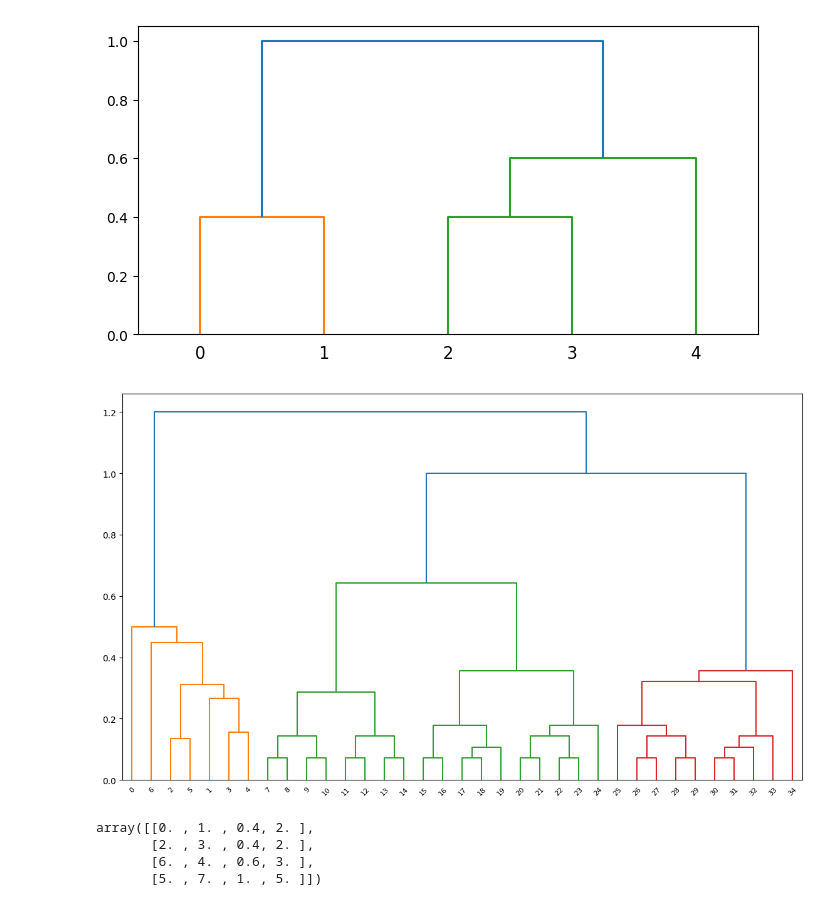
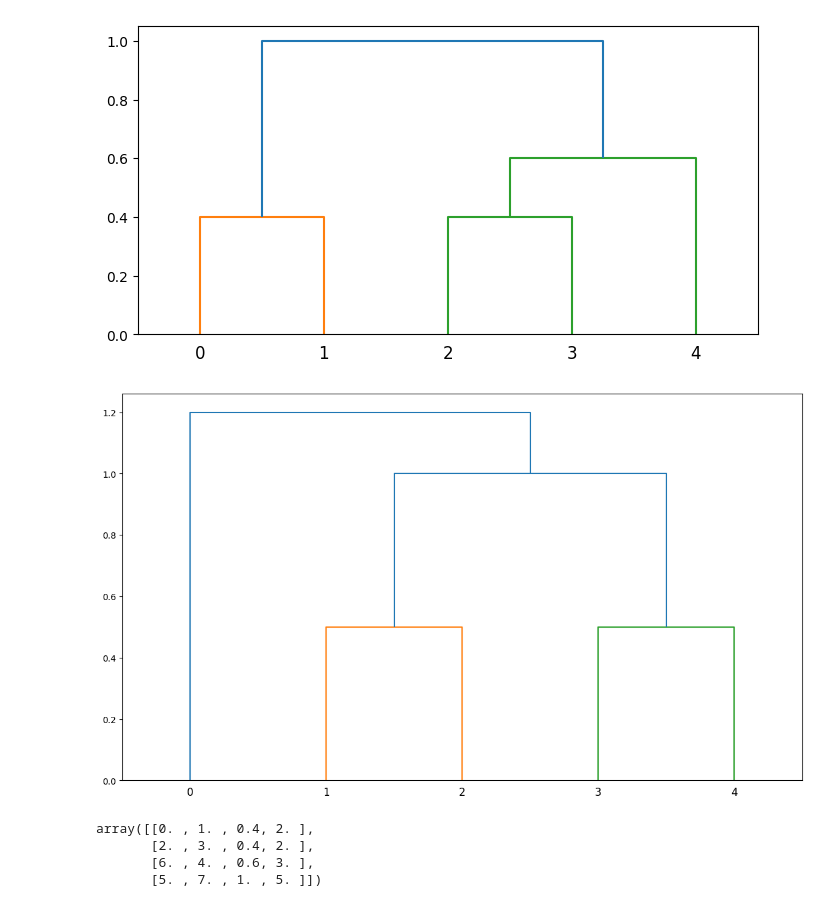
Before and after one commit to jameswburton18/TextNTabularExplanations, a Jupyter notebook: notebooks/testing_dendograms.ipynb, the cells around one changed output. Drawn from its saved outputs; the diff is of its cells as text; code cells hidden in the pictures.

```diff
--- a/notebooks/testing_dendograms.ipynb
+++ b/notebooks/testing_dendograms.ipynb
@@ -314,44 +324,10 @@ Z_join = np.array(
     ]
 )
 
-Z_join = np.array(
-    [
-        [2.0, 5.0, 0.13517135, 2.0],
-        [3.0, 4.0, 0.15662007, 2.0],
-        [1.0, 36.0, 0.2669692, 3.0],
-        [35.0, 37.0, 0.31091539, 5.0],
-        [6.0, 38.0, 0.44813263, 6.0],
-        [0.0, 39.0, 0.5, 7.0],
-        [9.0, 10.0, 0.07142857, 2.0],
-        [17.0, 18.0, 0.07142857, 2.0],
-        [42.0, 19.0, 0.10714286, 3.0],
-        [7.0, 8.0, 0.07142857, 2.0],
-        [11.0, 12.0, 0.07142857, 2.0],
-        [13.0, 14.0, 0.07142857, 2.0],
-        [15.0, 16.0, 0.07142857, 2.0],
-        [20.0, 21.0, 0.07142857, 2.0],
-        [22.0, 23.0, 0.07142857, 2.0],
-        [26.0, 27.0, 0.07142857, 2.0],
-        [28.0, 29.0, 0.07142857, 2.0],
-        [30.0, 31.0, 0.07142857, 2.0],
-        [52.0, 32.0, 0.10714286, 3.0],
-        [44.0, 41.0, 0.14285714, 4.0],
-        [45.0, 46.0, 0.14285714, 4.0],
-        [48.0, 49.0, 0.14285714, 4.0],
-        [50.0, 51.0, 0.14285714, 4.0],
-        [47.0, 43.0, 0.17857143, 5.0],
-        [53.0, 33.0, 0.14285714, 4.0],
-        [56.0, 24.0, 0.17857143, 5.0],
-        [25.0, 57.0, 0.17857143, 5.0],
-        [54.0, 55.0, 0.28571429, 8.0],
-        [61.0, 59.0, 0.32142857, 9.0],
-        [58.0, 60.0, 0.35714286, 10.0],
-        [62.0, 64.0, 0.64285714, 18.0],
-        [63.0, 34.0, 0.35714286, 10.0],
-        [65.0, 66.0, 1.0, 28.0],
-        [40.0, 67.0, 1.2, 35.0],
-    ]
-)
+Z_join = np.array([[1., 2., 0.5, 0.],
+                   [3., 4., 0.5, 0.],
+                   [5., 6., 1.0, 0.],
+                   [0., 7., 1.2, 0.],])
 fig = plt.figure(figsize=(14, 8))
 # dn = dendrogram(np.concatenate([Z, C + [6,6,0,6],[[10.0, 11.0, 1.5, 7.0]]]), labels=['s', 'romantic ', 'comedy', 's','Rating', 'Run', 'Votes'])
 # , labels=['Rating', 'Run', 'Votes','s', 'romantic ', 'comedy', 's'])
@@ -369,34 +345,34 @@ dn = dendrogram(
     # "An",
     # "off",
     # "beat",
     # "romantic",
     # "comedy",
     # "about",
     # "a",
     # "woman",
     # "who",
     # "doesn",
     # "'",
     # "t",
     # "believe",
     # "true",
     # "love",
     # "exists",
     # ",",
     # "and",
     # "the",
     # "young",
     # "man",
     # "who",
     # "falls",
     # "for",
     # "her",
     # ".",
     # '']
 )
 plt.show()
 # %% [output]
-[figure, old version]
+[figure, new version]
 # %%
 y = Z.copy()
 y  # (Z[:,:2]>=6)*3
```
Also changed, not shown: parts of 4 cells of this notebook.
